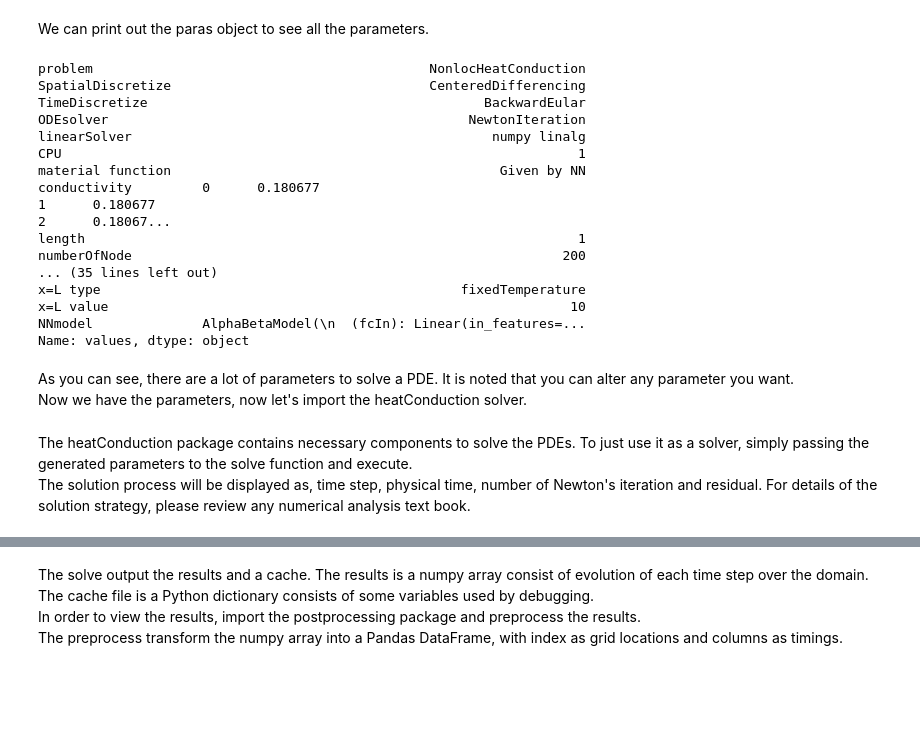
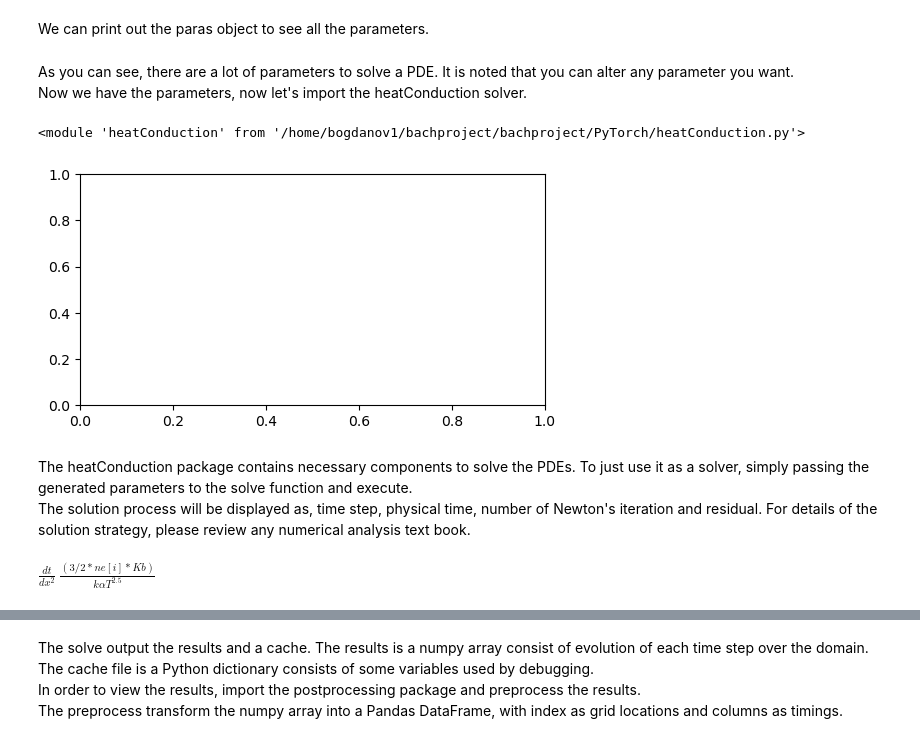
Before and after one commit to Lexmidan/nonloc_heatflux, a Jupyter notebook: PyTorch/demo-1-heating-a-steel-bar.ipynb, the cells around one changed output, grey strips where cells are left out. Saved outputs shown, nothing was run; the diff lists cells and outputs as text; code cells hidden in the pictures; blank space fills up the shorter version.

```diff
--- a/PyTorch/demo-1-heating-a-steel-bar.ipynb
+++ b/PyTorch/demo-1-heating-a-steel-bar.ipynb
@@ -144,25 +56,5 @@ NotebookApp.rate_limit_window=3.0 (secs)
 # %% [markdown]
 We can print out the paras object to see all the parameters.
-# %%
-print(paras)
-# %% [output]
-problem                                           NonlocHeatConduction
-SpatialDiscretize                                 CenteredDifferencing
-TimeDiscretize                                           BackwardEular
-ODEsolver                                              NewtonIteration
-linearSolver                                              numpy linalg
-CPU                                                                  1
-material function                                          Given by NN
-conductivity         0      0.180677
-1      0.180677
-2      0.18067...
-length                                                               1
-numberOfNode                                                       200
-... (35 lines left out)
-x=L type                                              fixedTemperature
-x=L value                                                           10
-NNmodel              AlphaBetaModel(\n  (fcIn): Linear(in_features=...
-Name: values, dtype: object
 # %% [markdown]
 As you can see, there are a lot of parameters to solve a PDE.
 It is noted that you can alter any parameter you want.
@@ -170,10 +62,16 @@ It is noted that you can alter any parameter you want.
 Now we have the parameters, now let's import the heatConduction solver.
 # %%
 import heatConduction as hc
+importlib.reload(hc)
+# %% [output]
+<module 'heatConduction' from '/home/bogdanov1/bachproject/bachproject/PyTorch/heatConduction.py'>
+[figure, added]
 # %% [markdown]
 The heatConduction package contains necessary components to solve the PDEs. To just use it as a solver, simply passing the generated parameters to the solve function and execute. <br>
 The solution process will be displayed as, time step, physical time, number of Newton's iteration and residual.
 For details of the solution strategy, please review any numerical analysis text book.
+# %% [markdown]
+$\frac{dt}{dx^2}~\frac{(3/2*ne[i]*Kb)}{k\alpha T^{2.5}}$
 # %%
 results, cache, alphas, betas = hc.solve(paras)
 # %% [output]
```
Also changed, not shown: parts of 12 cells of this notebook, 54 other files.
